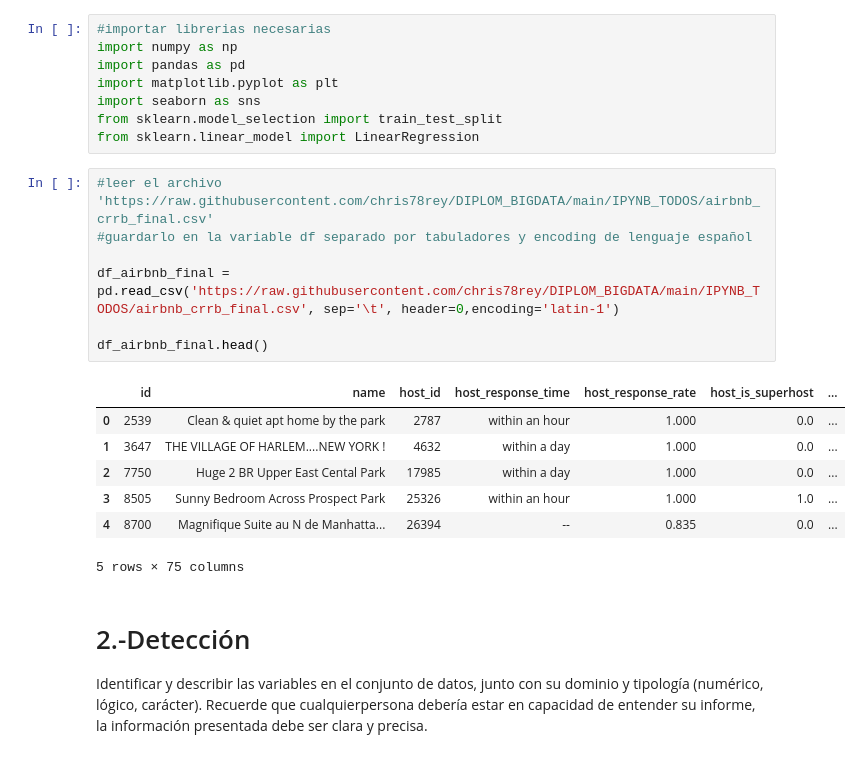
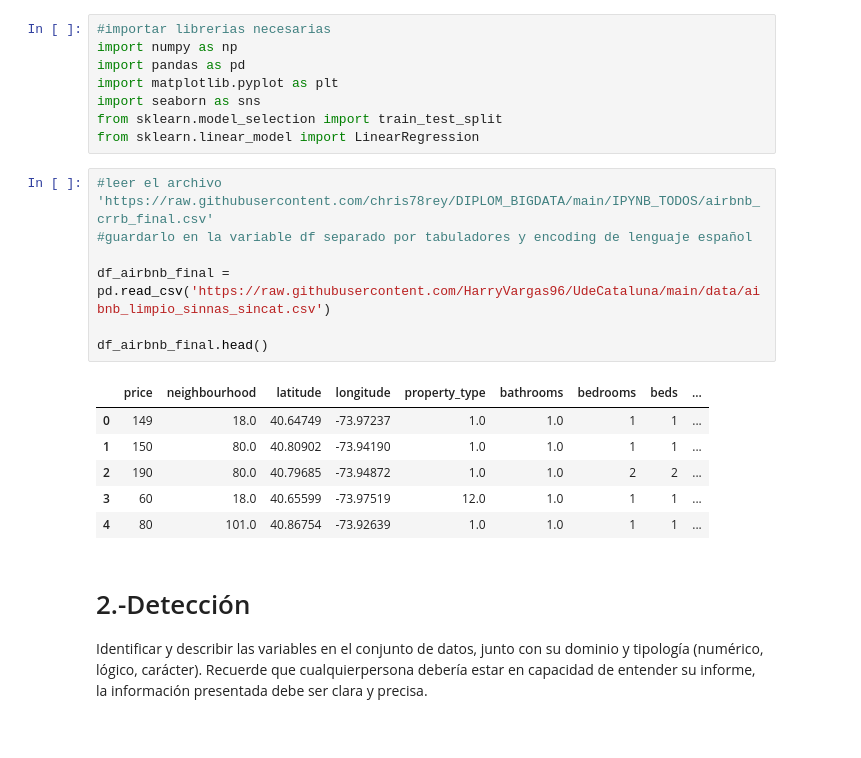
Before and after one commit to chris78rey/DIPLOM_BIGDATA, a Jupyter notebook: IPYNB_TODOS/Taller_Final.ipynb, the cells around one changed output. Cells and saved outputs as stored; diff of their text form.

```diff
--- a/IPYNB_TODOS/Taller_Final.ipynb
+++ b/IPYNB_TODOS/Taller_Final.ipynb
@@ -21,18 +21,17 @@ from sklearn.linear_model import LinearRegression
 # %%
 #leer el archivo 'https://raw.githubusercontent.com/chris78rey/DIPLOM_BIGDATA/main/IPYNB_TODOS/airbnb_crrb_final.csv'
 #guardarlo en la variable df separado por tabuladores y encoding de lenguaje español
 
-df_airbnb_final = pd.read_csv('https://raw.githubusercontent.com/chris78rey/DIPLOM_BIGDATA/main/IPYNB_TODOS/airbnb_crrb_final.csv', sep='\t', header=0,encoding='latin-1')
+df_airbnb_final = pd.read_csv('https://raw.githubusercontent.com/HarryVargas96/UdeCataluna/main/data/aibnb_limpio_sinnas_sincat.csv')
 
 df_airbnb_final.head()
 # %% [output]
-|  | id | name | host_id | host_response_time | host_response_rate | host_is_superhost | ... |
-| 0 | 2539 | Clean & quiet apt home by the park | 2787 | within an hour | 1.000 | 0.0 | ... |
-| 1 | 3647 | THE VILLAGE OF HARLEM....NEW YORK ! | 4632 | within a day | 1.000 | 0.0 | ... |
-| 2 | 7750 | Huge 2 BR Upper East Cental Park | 17985 | within a day | 1.000 | 0.0 | ... |
-| 3 | 8505 | Sunny Bedroom Across Prospect Park | 25326 | within an hour | 1.000 | 1.0 | ... |
-| 4 | 8700 | Magnifique Suite au N de Manhatta... | 26394 | -- | 0.835 | 0.0 | ... |
+|  | price | neighbourhood | latitude | longitude | property_type | bathrooms | bedrooms | beds | ... |
+| 0 | 149 | 18.0 | 40.64749 | -73.97237 | 1.0 | 1.0 | 1 | 1 | ... |
+| 1 | 150 | 80.0 | 40.80902 | -73.94190 | 1.0 | 1.0 | 1 | 1 | ... |
+| 2 | 190 | 80.0 | 40.79685 | -73.94872 | 1.0 | 1.0 | 2 | 2 | ... |
+| 3 | 60 | 18.0 | 40.65599 | -73.97519 | 12.0 | 1.0 | 1 | 1 | ... |
+| 4 | 80 | 101.0 | 40.86754 | -73.92639 | 1.0 | 1.0 | 1 | 1 | ... |
-5 rows × 75 columns
 # %% [markdown]
 # 2.-Detección
 Identificar y describir las variables en el conjunto de datos, junto con su dominio y tipología (numérico, lógico, carácter).
```
Also changed, not shown: 1 other file.
